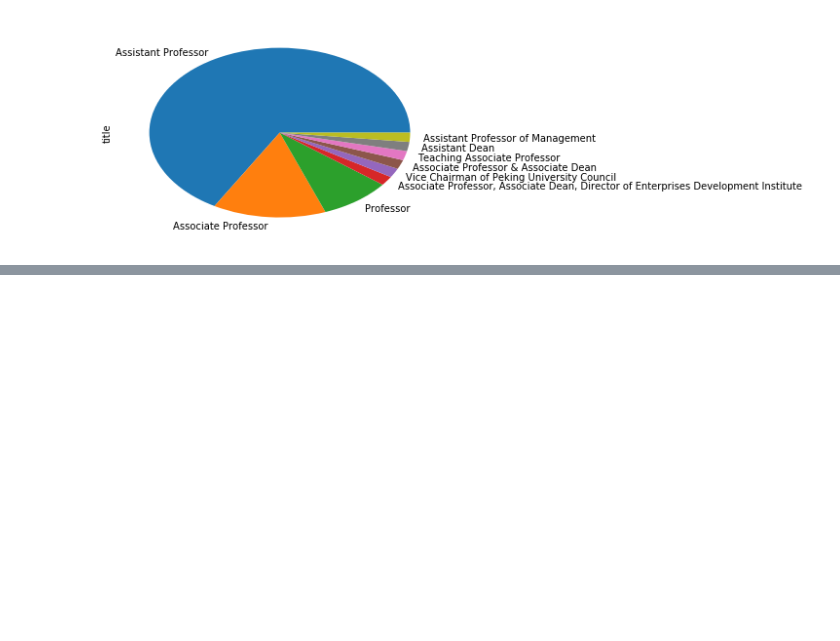
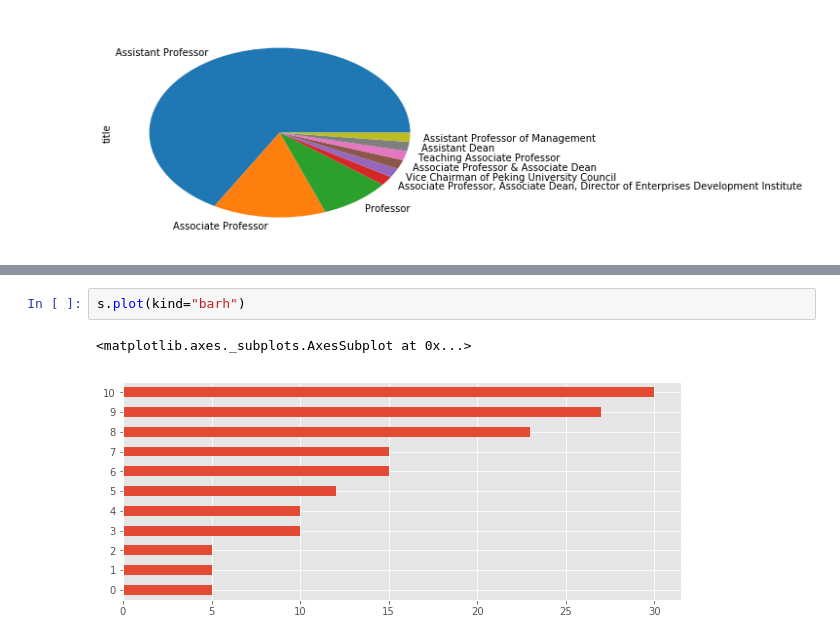
Before and after one commit to aparrish/dmep-python-intro, a Jupyter notebook: notes-20170725.ipynb, the cells around one changed output, grey strips where cells are left out. Cells and saved outputs as stored; diff of their text form; blank space fills up the shorter version.

```diff
--- a/notes-20170725.ipynb
+++ b/notes-20170725.ipynb
@@ -313,0 +413,5 @@ twython                   3.5.0                    py36_0    conda-forge
+# %%
+s.plot(kind="barh")
+# %% [output]
+<matplotlib.axes._subplots.AxesSubplot at 0x...>
+[figure, added]
```
Also changed, not shown: parts of 61 cells of this notebook.
